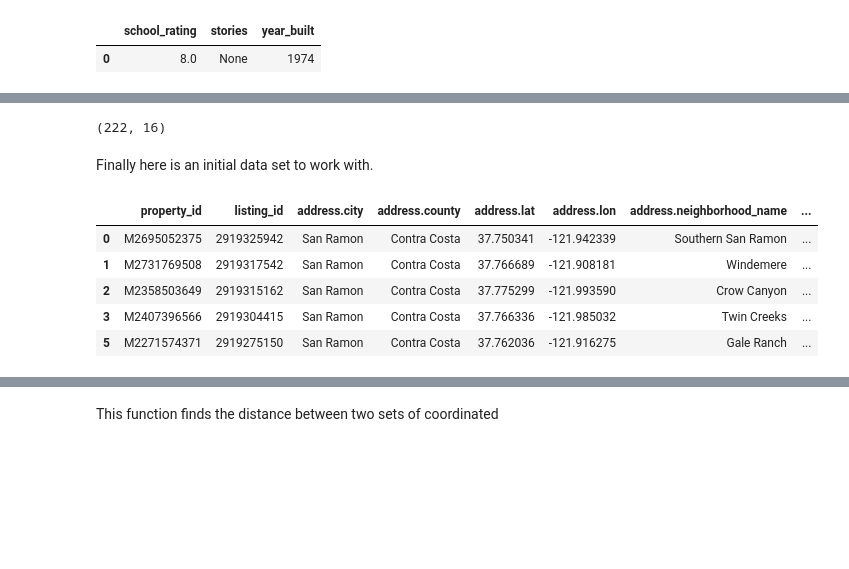
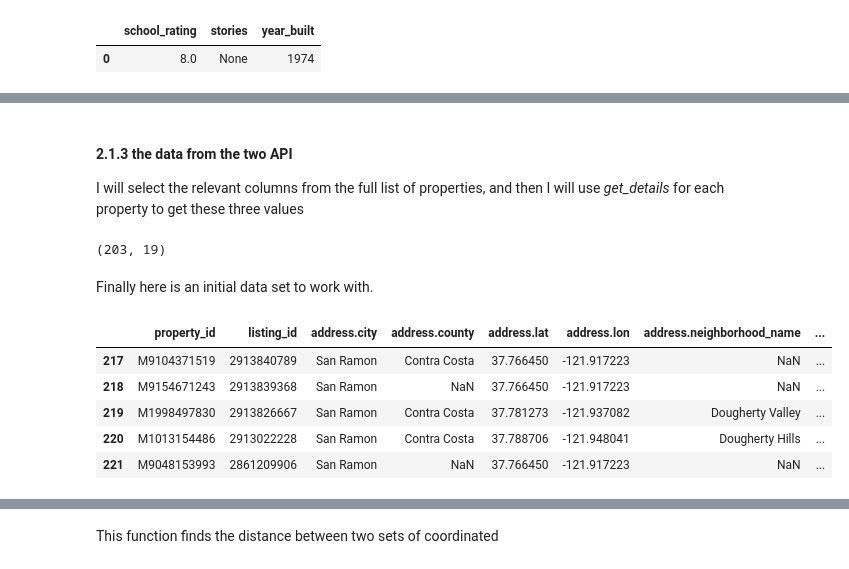
Before and after one commit to mgeraldo/IBM_Data_Science_Capstone, a Jupyter notebook: Capstone Project-Real Estate.ipynb, the cells around one changed output, grey strips where cells are left out. Saved outputs shown, nothing was run; the diff lists cells and outputs as text; code cells hidden in the pictures; blank space fills up the shorter version.

```diff
--- a/Capstone Project-Real Estate.ipynb
+++ b/Capstone Project-Real Estate.ipynb
@@ -103,12 +102,0 @@ df.head()
-# %%
-limit = 200
-page = 1
-url = "https://realtor.p.rapidapi.com/properties/v2/list-for-sale"
-querystring = {"sort":"relevance","city":city_nm,"limit":limit,"offset":page*limit,"state_code":state_cd}
-headers = {
-    'x-rapidapi-host': "realtor.p.rapidapi.com",
-    'x-rapidapi-key': rapid_key
-    }
-response = requests.request("GET", url, headers=headers, params=querystring)
-df1 = json_normalize(response.json()['properties'])
-df1.head()
@@ -297,3 +284,7 @@ resp_detail
+# %% [markdown]
+#### 2.1.3 the data from the two API
+
+I will select the relevant columns from the full list of properties, and then I will use *get_details* for each property to get these three values
 # %%
 train_data = resp[pd.notna(resp['listing_id'])][['property_id', 'listing_id',
                                                  'address.city','address.county',
@@ -306,7 +297,7 @@ train_data = resp[pd.notna(resp['listing_id'])][['property_id', 'listing_id',
 # %%
 train_data.shape
 # %% [output]
-(222, 16)
+(203, 19)
 # %%
 for prop_id in train_data['property_id']:
     det_temp = get_details(prop_id)
@@ -316,11 +307,11 @@ for prop_id in train_data['property_id']:
 # %% [markdown]
 Finally here is an initial data set to work with.
 # %%
-train_data.head()
+train_data.tail()
 # %% [output]
 |  | property_id | listing_id | address.city | address.county | address.lat | address.lon | address.neighborhood_name | ... |
-| 0 | M2695052375 | 2919325942 | San Ramon | Contra Costa | 37.750341 | -121.942339 | Southern San Ramon | ... |
-| 1 | M2731769508 | 2919317542 | San Ramon | Contra Costa | 37.766689 | -121.908181 | Windemere | ... |
-| 2 | M2358503649 | 2919315162 | San Ramon | Contra Costa | 37.775299 | -121.993590 | Crow Canyon | ... |
-| 3 | M2407396566 | 2919304415 | San Ramon | Contra Costa | 37.766336 | -121.985032 | Twin Creeks | ... |
-| 5 | M2271574371 | 2919275150 | San Ramon | Contra Costa | 37.762036 | -121.916275 | Gale Ranch | ... |
+| 217 | M9104371519 | 2913840789 | San Ramon | Contra Costa | 37.766450 | -121.917223 | NaN | ... |
+| 218 | M9154671243 | 2913839368 | San Ramon | NaN | 37.766450 | -121.917223 | NaN | ... |
+| 219 | M1998497830 | 2913826667 | San Ramon | Contra Costa | 37.781273 | -121.937082 | Dougherty Valley | ... |
+| 220 | M1013154486 | 2913022228 | San Ramon | Contra Costa | 37.788706 | -121.948041 | Dougherty Hills | ... |
+| 221 | M9048153993 | 2861209906 | San Ramon | NaN | 37.766450 | -121.917223 | NaN | ... |
```
Also changed, not shown: parts of 135 cells of this notebook, 2 other files.
